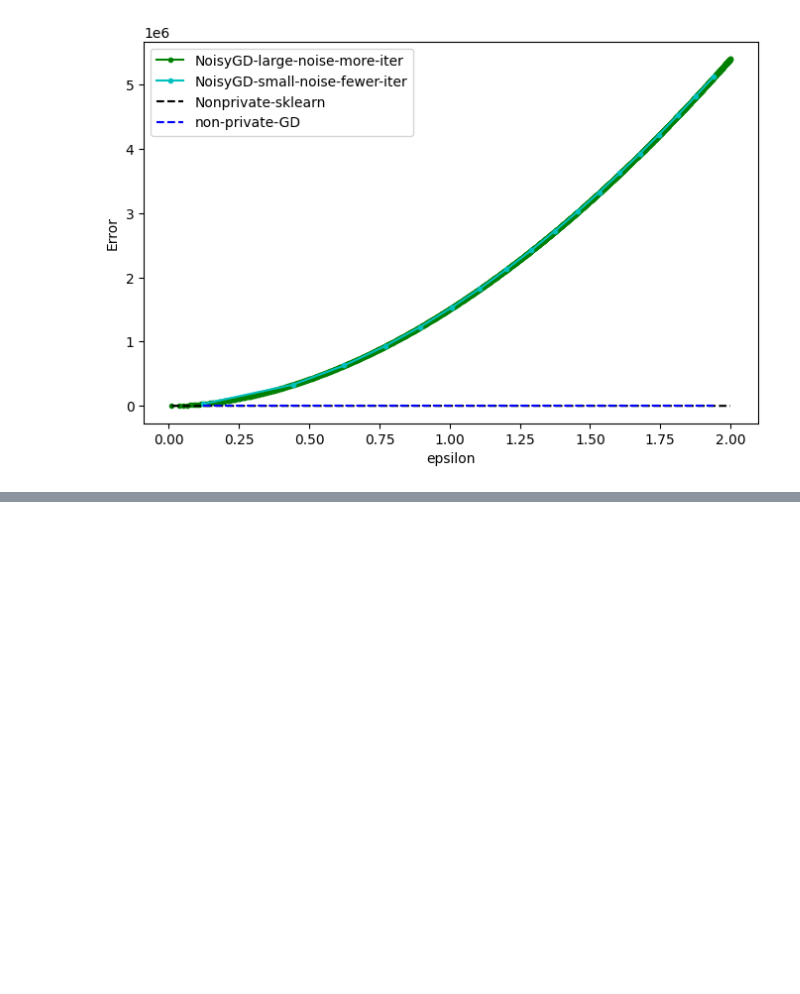
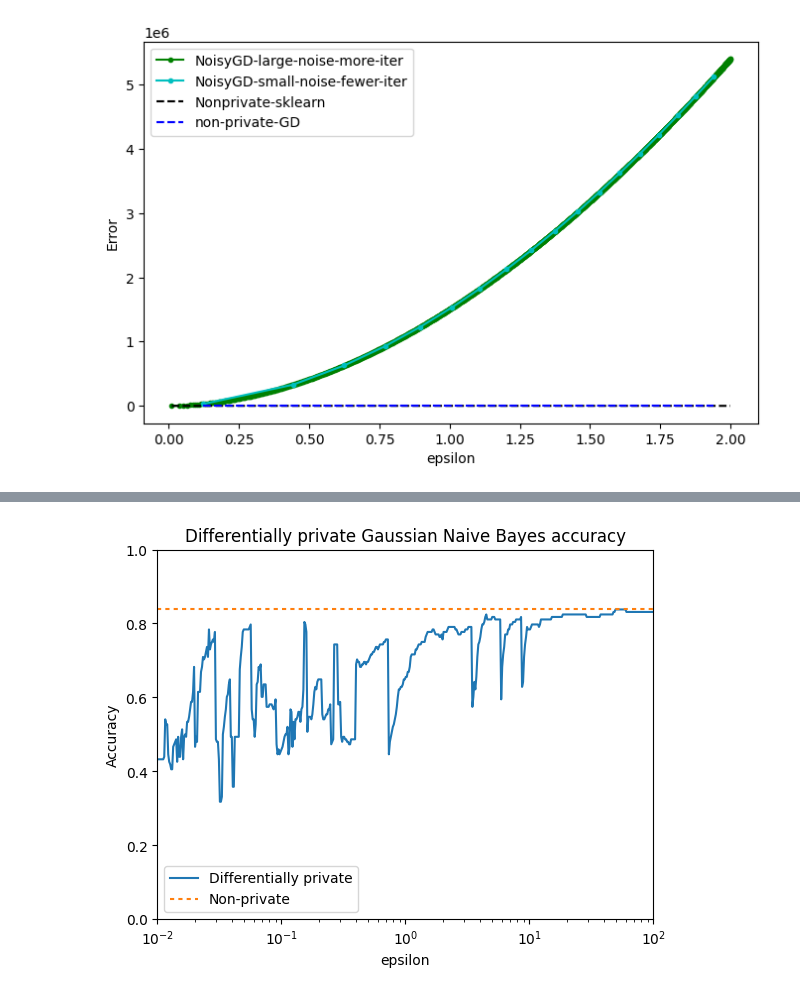
Before and after one commit to y00628/dpml-nhanes-vitamin, a Jupyter notebook: heart_disease_uci_dpml.ipynb, the cells around one changed output, grey strips where cells are left out. Cells and saved outputs as stored; diff of their text form; code cells hidden in the pictures; blank space fills up the shorter version.

```diff
--- a/heart_disease_uci_dpml.ipynb
+++ b/heart_disease_uci_dpml.ipynb
@@ -401,0 +454,7 @@ plt.show()
+# %%
+from diffprivlib.models import GaussianNB
+
+clf = GaussianNB()
+clf.fit(X_train, y_train)
+
+clf.predict(X_test)
@@ -401,0 +469,30 @@ plt.show()
+# %%
+import numpy as np
+import matplotlib.pyplot as plt
+
+epsilons = np.logspace(-2, 2, 500)
+bounds = (X_train.min(axis=0), X_train.max(axis=0))
+accuracy = list()
+losses = list()
+
+for epsilon in epsilons:
+    clf = GaussianNB(epsilon=epsilon, bounds = bounds, random_state=42)
+    clf.fit(X_train, y_train)
+
+    accuracy.append(clf.score(X_test, y_test))
+    losses.append(log_loss(y_test, clf.predict(X_test)))
+# %%
+import pickle
+pickle.dump((epsilons, np.mean(y_test == y_pred), accuracy), open("lr_accuracy_500.p", "wb" ) )
+
+plt.semilogx(epsilons, accuracy, label="Differentially private")
+plt.plot(epsilons, np.ones_like(epsilons) * baseline, dashes=[2,2], label="Non-private")
+plt.title("Differentially private Gaussian Naive Bayes accuracy")
+plt.xlabel("epsilon")
+plt.ylabel("Accuracy")
+plt.ylim(0, 1)
+plt.xlim(epsilons[0], epsilons[-1])
+plt.legend(loc=3)
+plt.show()
+# %% [output]
+[figure, added]
```
Also changed, not shown: parts of 15 cells of this notebook, 1 other file.
